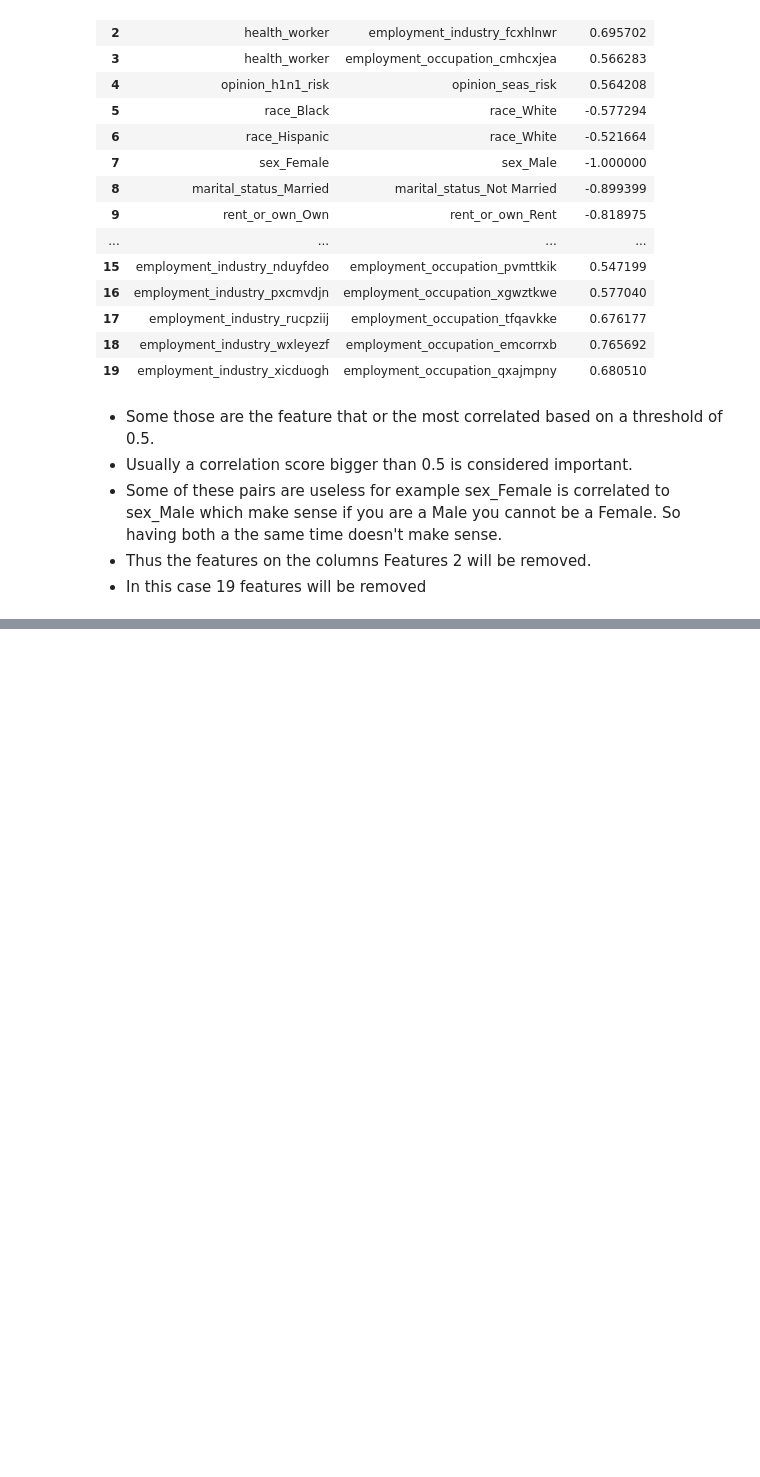
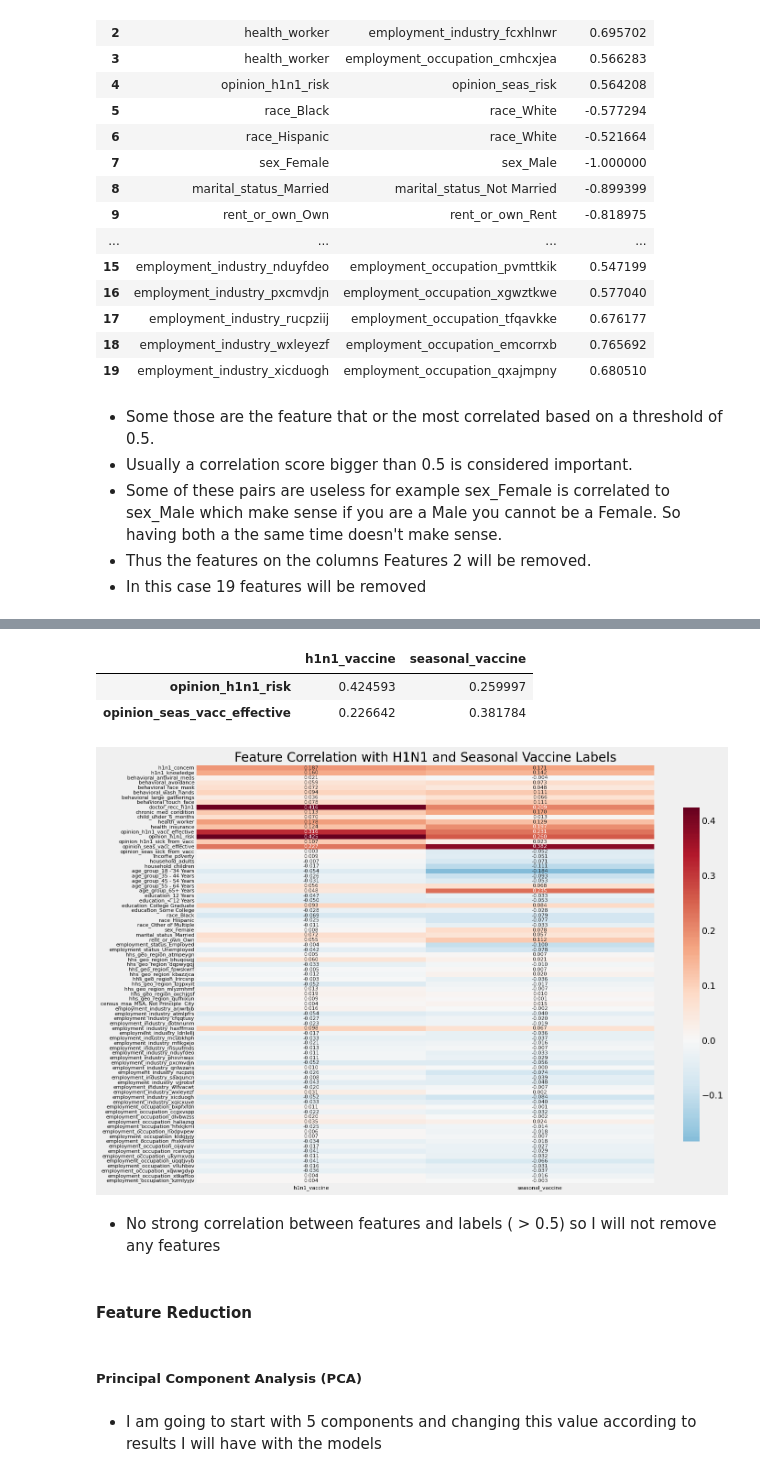
Before and after one commit to koadegno/predict-flu-vaccines, a Jupyter notebook: data_analysis.ipynb, the cells around one changed output, grey strips where cells are left out. Saved outputs shown, nothing was run; the diff lists cells and outputs as text; code cells hidden in the pictures; blank space fills up the shorter version.

Commit message:
Feature selection done and first model done

```diff
--- a/data_analysis.ipynb
+++ b/data_analysis.ipynb
@@ -311,0 +321,7 @@ data_df.head(2)
+# %%
+# Removing Nulls
+
+data_df2 = data_df.dropna()
+print(f"Row droppped: {data_df.shape[0] -data_df2.shape[0] }")
+print(data_df.shape)
+data_df2.shape
@@ -311,0 +343,2 @@ data_df.head(2)
+# %%
+training_data_label_df = pd.read_csv("data/training_set_labels.csv", encoding="utf-8")
@@ -311,0 +349,3 @@ data_df.head(2)
+# %%
+data2_labels = training_data_label_df[training_data_label_df["respondent_id"].isin(data_df2["respondent_id"])]
+data2_labels.shape
@@ -311,0 +360,15 @@ data_df.head(2)
+# %%
+correlations = {"h1n1_vaccine": {}, "seasonal_vaccine": {}}
+
+for column in features_list:
+    # Compute Pearson correlation between each feature and the labels
+    feature_data = data_df2[column]
+    corr_h1n1, _ = pearsonr(feature_data, data2_labels["h1n1_vaccine"])
+    correlations["h1n1_vaccine"][column] = corr_h1n1
+
+    corr_seasonal, _ = pearsonr(feature_data, data2_labels["seasonal_vaccine"])
+    correlations["seasonal_vaccine"][column] = corr_seasonal
+
+correlations = pd.DataFrame(correlations)
+
+print(correlations)
@@ -311,0 +390,21 @@ data_df.head(2)
+# %%
+correlations.loc[correlations.idxmax()]
+# %% [output]
+|  | h1n1_vaccine | seasonal_vaccine |
+| opinion_h1n1_risk | 0.424593 | 0.259997 |
+| opinion_seas_vacc_effective | 0.226642 | 0.381784 |
+# %%
+plt.figure(figsize=(15, 10))
+ax = sns.heatmap(correlations, cmap="RdBu_r", center=0, annot=True, fmt=".3f", annot_kws={"size": 8}, cbar_kws={"shrink": 0.8}, xticklabels=correlations.columns, yticklabels=correlations.index)
+ax.tick_params("both", labelsize=8)
+plt.title("Feature Correlation with H1N1 and Seasonal Vaccine Labels")
+plt.tight_layout()
+plt.show()
+# %% [output]
+[figure, added]
+# %% [markdown]
+- No strong correlation between features and labels ( > 0.5) so I will not remove any features
+# %% [markdown]
+#### Feature Reduction
+# %% [markdown]
+#####  Principal Component Analysis (PCA)
@@ -311,0 +420,2 @@ data_df.head(2)
+# %% [markdown]
+- I am going to start with 5 components and changing this value according to results I will have with the models
```
Also changed, not shown: parts of 28 cells of this notebook.
